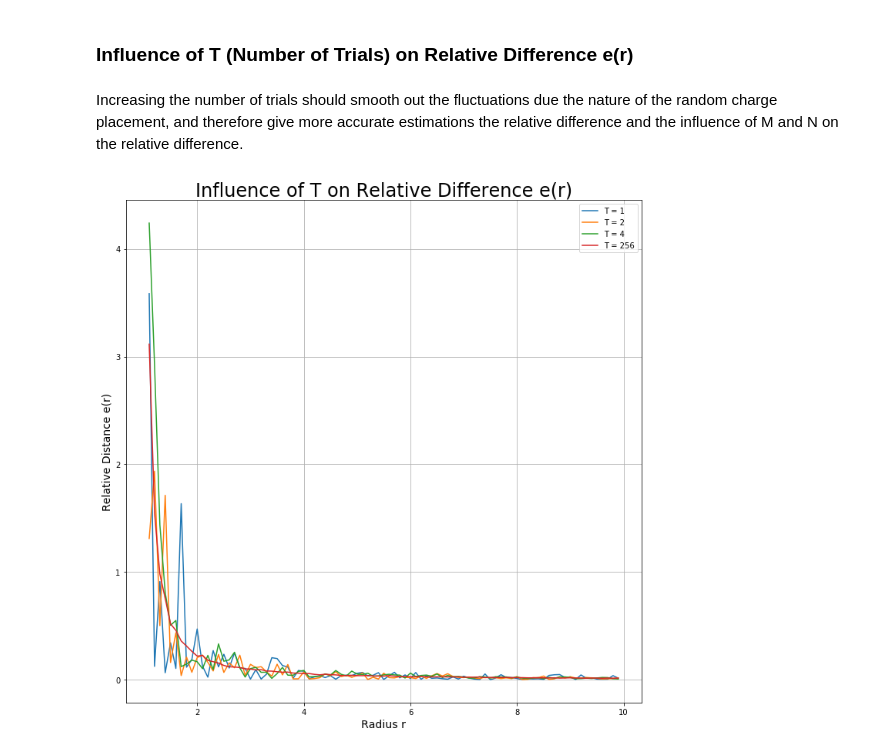
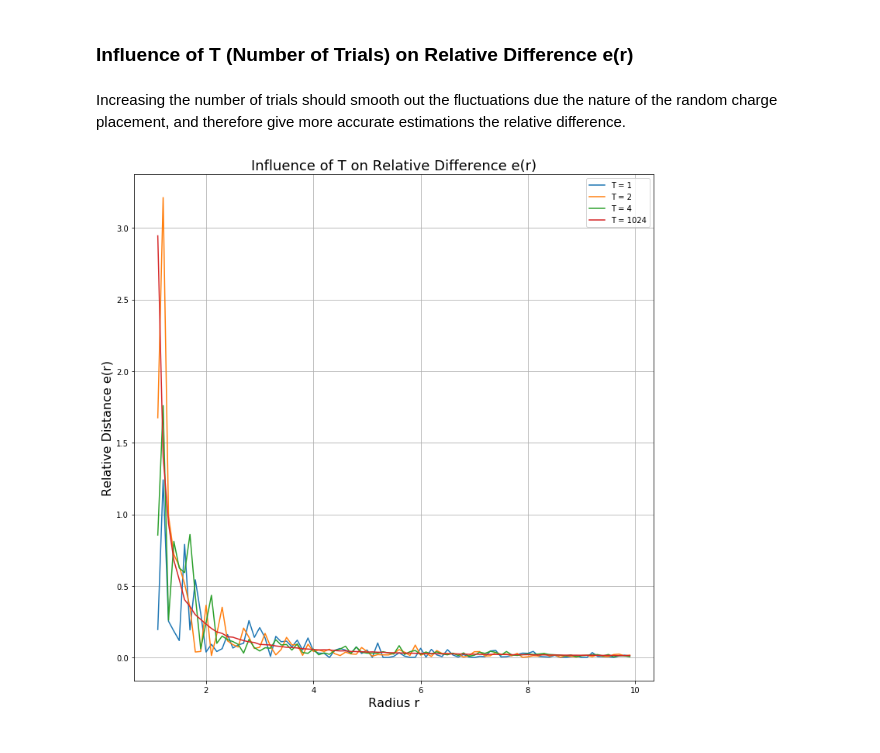
Before and after one commit to johnduffymsc/PHAS0102, a Jupyter notebook: assignment-1.ipynb, the cells around one changed output. Drawn from its saved outputs; the diff is of its cells as text; code cells hidden in the pictures.

```diff
--- a/assignment-1.ipynb
+++ b/assignment-1.ipynb
@@ -727,44 +727,43 @@ a single charge of unit radius.
 ### Influence of T (Number of Trials) on Relative Difference e(r)
 # %% [markdown]
 Increasing the number of trials should smooth out the fluctuations due the nature of the random
-charge placement, and therefore give more accurate estimations the relative difference and the
-influence of M and N on the relative difference.
+charge placement, and therefore give more accurate estimations the relative difference.
 # %%
 # Plot the expected relative difference for fixed values of M and N for increasing
 # number of trials T. The expected relative difference should be the greatest when
 # there is a single randomly placed charge and a single evaluation point, so set
 # M = 1 and N = 1. But this relative difference should be smoothed out as T
 # increases.
 
-T = [1, 2, 4, 256]
+T = [1, 2, 4, 1024]
 
 M = 1
 N = 1
 
 relative_difference = np.zeros((4, 89))
 
 for i in range(4):
     for j in range(89):
         for k in range(T[i]):
             relative_difference[i, j] += e(M, N, 1.1 + j * 0.1)
 
 for i in range(4):
     relative_difference[i] /= T[i]
 
 fig = plt.figure(figsize=(12.0, 12.0))
 
 plt.plot(np.arange(1.1, 10, 0.1), relative_difference[0], label='T = 1')
 plt.plot(np.arange(1.1, 10, 0.1), relative_difference[1], label='T = 2')
 plt.plot(np.arange(1.1, 10, 0.1), relative_difference[2], label='T = 4')
-plt.plot(np.arange(1.1, 10, 0.1), relative_difference[3], label='T = 256')
+plt.plot(np.arange(1.1, 10, 0.1), relative_difference[3], label='T = 1024')
 
-plt.xlabel('Radius r', fontsize=14)
-plt.ylabel('Relative Distance e(r)', fontsize=14)
+plt.xlabel('Radius r', fontsize=16)
+plt.ylabel('Relative Distance e(r)', fontsize=16)
 
-plt.title('Influence of T on Relative Difference e(r)', fontsize=24)
+plt.title('Influence of T on Relative Difference e(r)', fontsize=18)
 
 plt.legend()
 plt.grid()
 plt.show()
 # %% [output]
-[figure, old version]
+[figure, new version]
```
Also changed, not shown: parts of 10 cells of this notebook.
